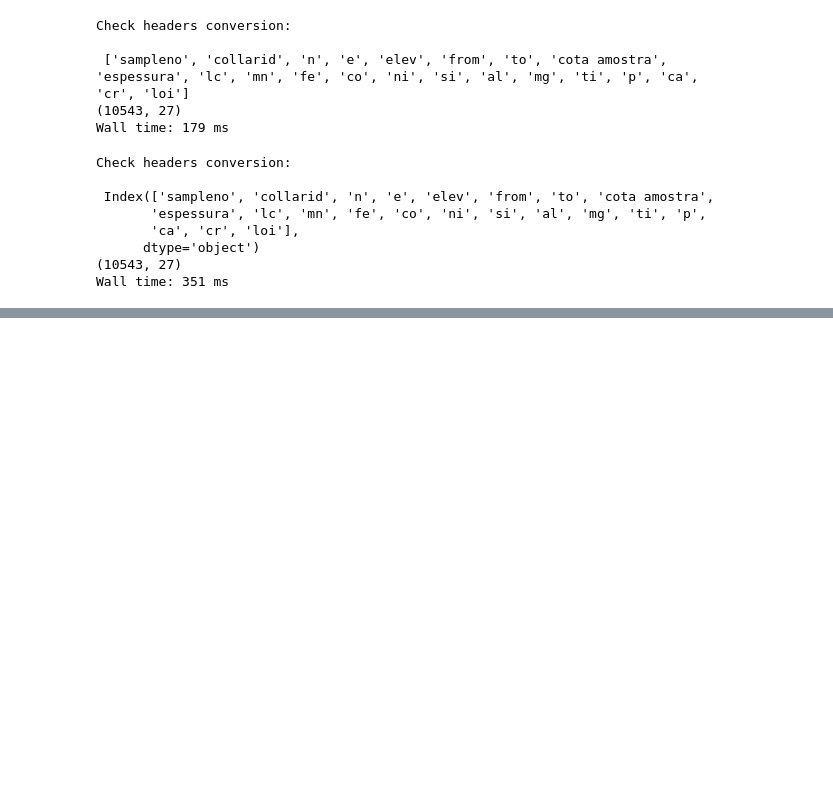
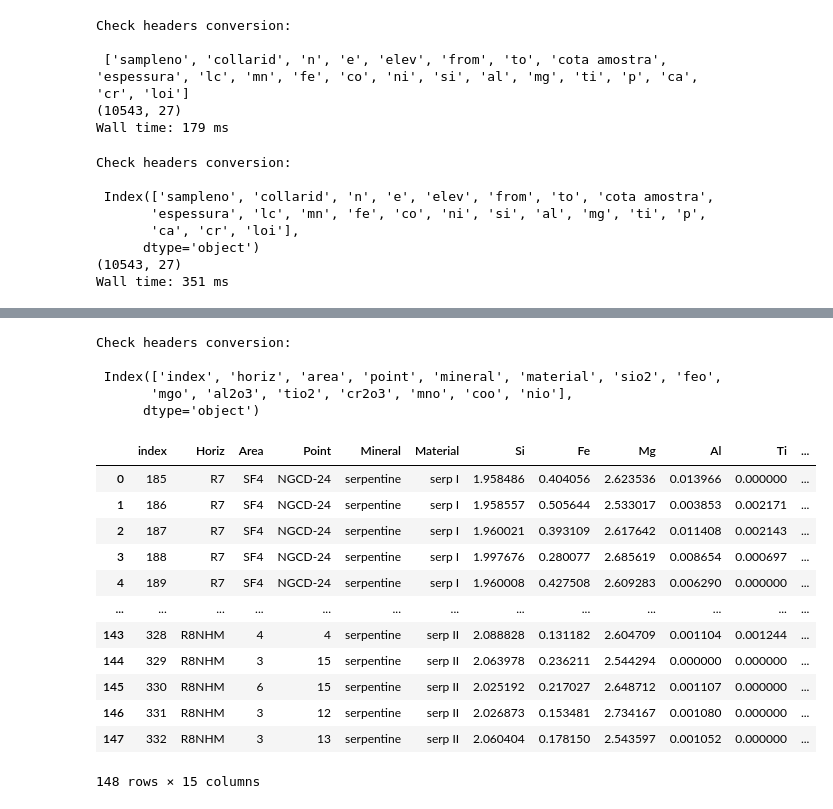
Before and after one commit to mattlamachado/Element_Oxide_Conversor, a Jupyter notebook: element_oxide_conversor_1.1.ipynb, the cells around one changed output, grey strips where cells are left out. Saved outputs shown, nothing was run; the diff lists cells and outputs as text; code cells hidden in the pictures; blank space fills up the shorter version.

```diff
--- a/element_oxide_conversor_1.1.ipynb
+++ b/element_oxide_conversor_1.1.ipynb
@@ -370,0 +471,22 @@ df_to_excel(path, conversion_sheet, shname = 'conversion_table')
+# %%
+serpentine_mol = oxide_to_mol(serpentine_mol, conversion_sheet, O = 7)
+display(x)
+# %% [output]
+Check headers conversion:
+
+ Index(['index', 'horiz', 'area', 'point', 'mineral', 'material', 'sio2', 'feo',
+       'mgo', 'al2o3', 'tio2', 'cr2o3', 'mno', 'coo', 'nio'],
+      dtype='object')
+|  | index | Horiz | Area | Point | Mineral | Material | Si | Fe | Mg | Al | Ti | ... |
+| 0 | 185 | R7 | SF4 | NGCD-24 | serpentine | serp I | 1.958486 | 0.404056 | 2.623536 | 0.013966 | 0.000000 | ... |
+| 1 | 186 | R7 | SF4 | NGCD-24 | serpentine | serp I | 1.958557 | 0.505644 | 2.533017 | 0.003853 | 0.002171 | ... |
+| 2 | 187 | R7 | SF4 | NGCD-24 | serpentine | serp I | 1.960021 | 0.393109 | 2.617642 | 0.011408 | 0.002143 | ... |
+| 3 | 188 | R7 | SF4 | NGCD-24 | serpentine | serp I | 1.997676 | 0.280077 | 2.685619 | 0.008654 | 0.000697 | ... |
+| 4 | 189 | R7 | SF4 | NGCD-24 | serpentine | serp I | 1.960008 | 0.427508 | 2.609283 | 0.006290 | 0.000000 | ... |
+| ... | ... | ... | ... | ... | ... | ... | ... | ... | ... | ... | ... | ... |
+| 143 | 328 | R8NHM | 4 | 4 | serpentine | serp II | 2.088828 | 0.131182 | 2.604709 | 0.001104 | 0.001244 | ... |
+| 144 | 329 | R8NHM | 3 | 15 | serpentine | serp II | 2.063978 | 0.236211 | 2.544294 | 0.000000 | 0.000000 | ... |
+| 145 | 330 | R8NHM | 6 | 15 | serpentine | serp II | 2.025192 | 0.217027 | 2.648712 | 0.001107 | 0.000000 | ... |
+| 146 | 331 | R8NHM | 3 | 12 | serpentine | serp II | 2.026873 | 0.153481 | 2.734167 | 0.001080 | 0.000000 | ... |
+| 147 | 332 | R8NHM | 3 | 13 | serpentine | serp II | 2.060404 | 0.178150 | 2.543597 | 0.001052 | 0.000000 | ... |
+148 rows × 15 columns
```
Also changed, not shown: parts of 10 cells of this notebook, 3 other files.
